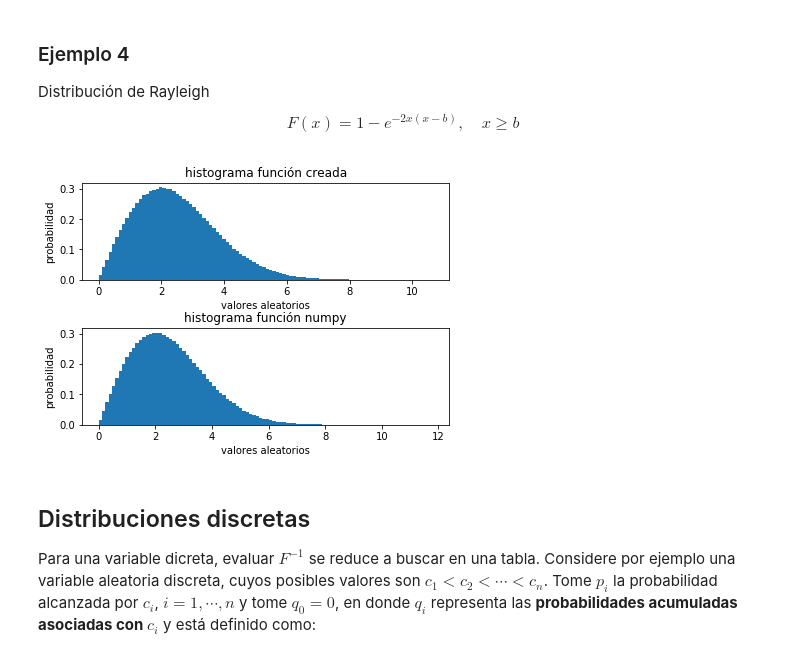
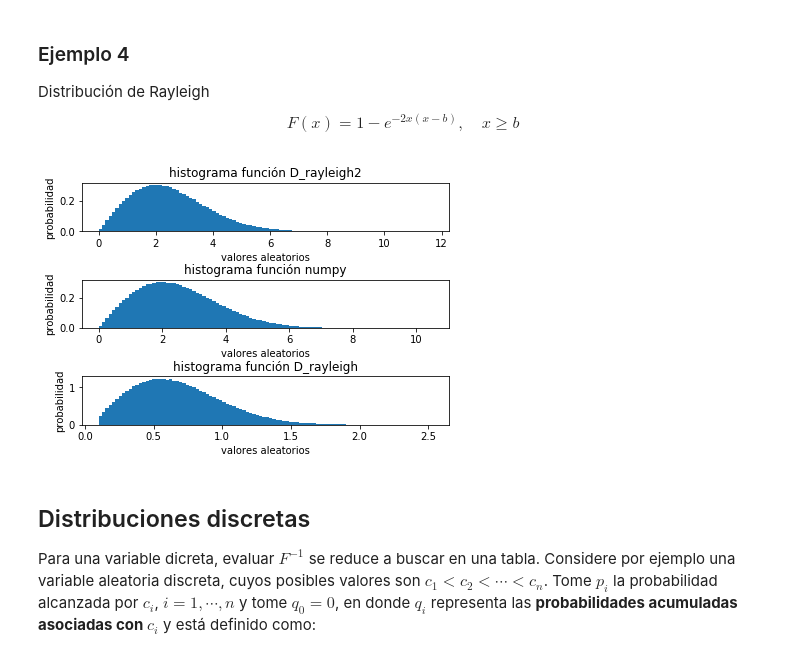
Before and after one commit to luiscuma25/SimulacionProcesosFinancieros2018-I, a Jupyter notebook: TEMA-2/Clase8_GenDistribucionProbabilidad.ipynb, the cells around one changed output. Cells and saved outputs as stored; diff of their text form; code cells hidden in the pictures.

```diff
--- a/TEMA-2/Clase8_GenDistribucionProbabilidad.ipynb
+++ b/TEMA-2/Clase8_GenDistribucionProbabilidad.ipynb
@@ -176,26 +188,32 @@ def D_rayleigh2(sigma,N):
     return np.sqrt(-2*sigma**2*np.log(np.random.rand(N)))
 # %%
 b = .1; N =10**6;sigma = 2
-r = D_rayleigh(b,N)
-r2 = np.random.rayleigh(sigma,N)
-r3 = D_rayleigh2(sigma,N)
+r = D_rayleigh(b,N)              # Función del ejemplo
+r2 = np.random.rayleigh(sigma,N) # Función que contiene python
+r3 = D_rayleigh2(sigma,N)        # Función creada de acurdo a la función de python
 
-plt.subplot(211)
+plt.subplot(311)
 plt.hist(r3,100,normed=True)
 plt.xlabel('valores aleatorios')
 plt.ylabel('probabilidad')
-plt.title('histograma función creada')
+plt.title('histograma función D_rayleigh2')
 
-plt.subplot(212)
+plt.subplot(312)
 plt.hist(r2,100,normed=True)
 plt.xlabel('valores aleatorios')
 plt.ylabel('probabilidad')
 plt.title('histograma función numpy')
-plt.subplots_adjust(top=0.92, bottom=0.08, left=0.10, right=0.95, hspace=0.5,
-                    wspace=0.35)
+
+plt.subplot(313)
+plt.hist(r,100,normed=True)
+plt.xlabel('valores aleatorios')
+plt.ylabel('probabilidad')
+plt.title('histograma función D_rayleigh')
+plt.subplots_adjust(top=0.92, bottom=0.08, left=0.10, right=0.95,
+                    hspace=1,wspace=2)
 plt.show()
 # %% [output]
-[figure, old version]
+[figure, new version]
 # %% [markdown]
 ## Distribuciones discretas
 
```
Also changed, not shown: parts of 23 cells of this notebook.
